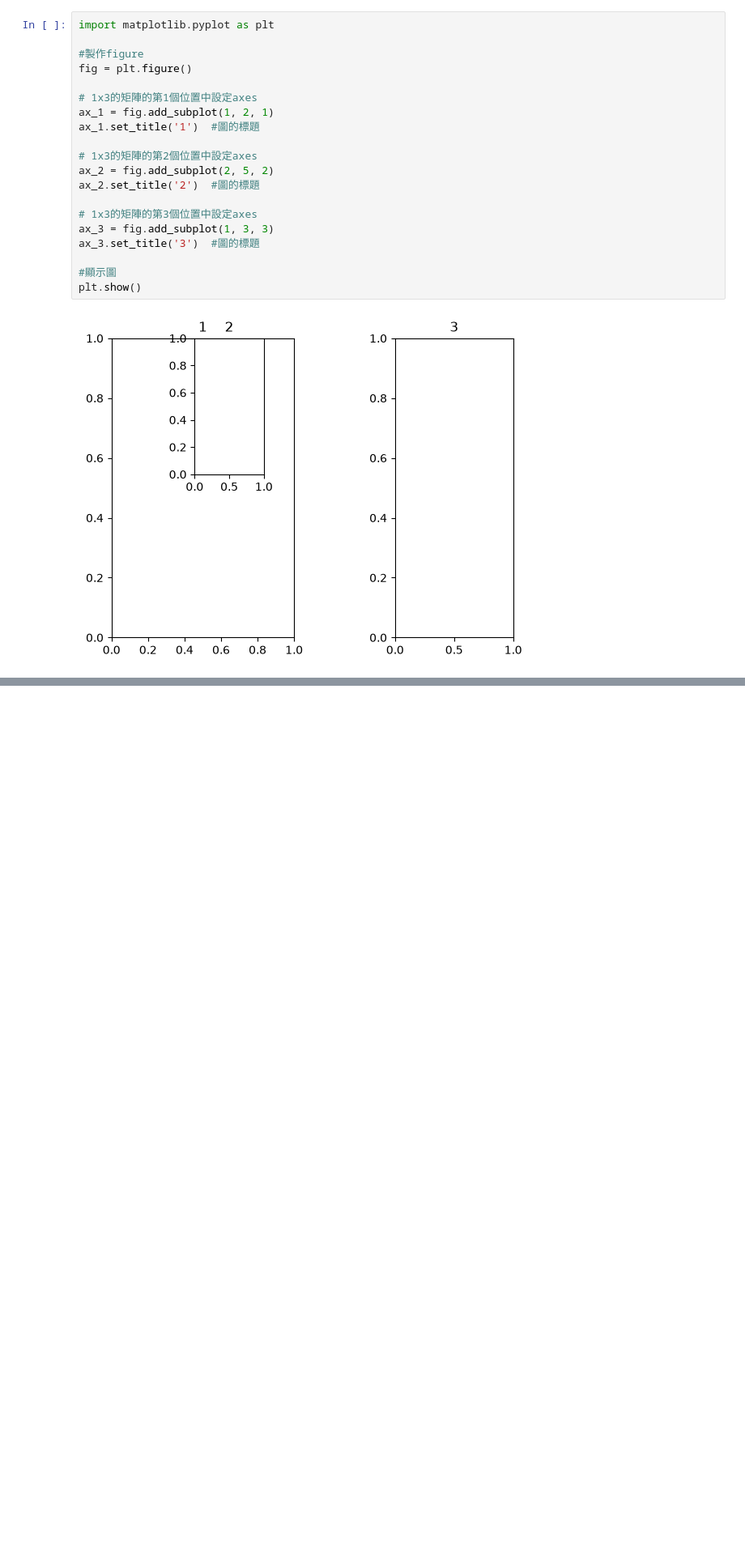
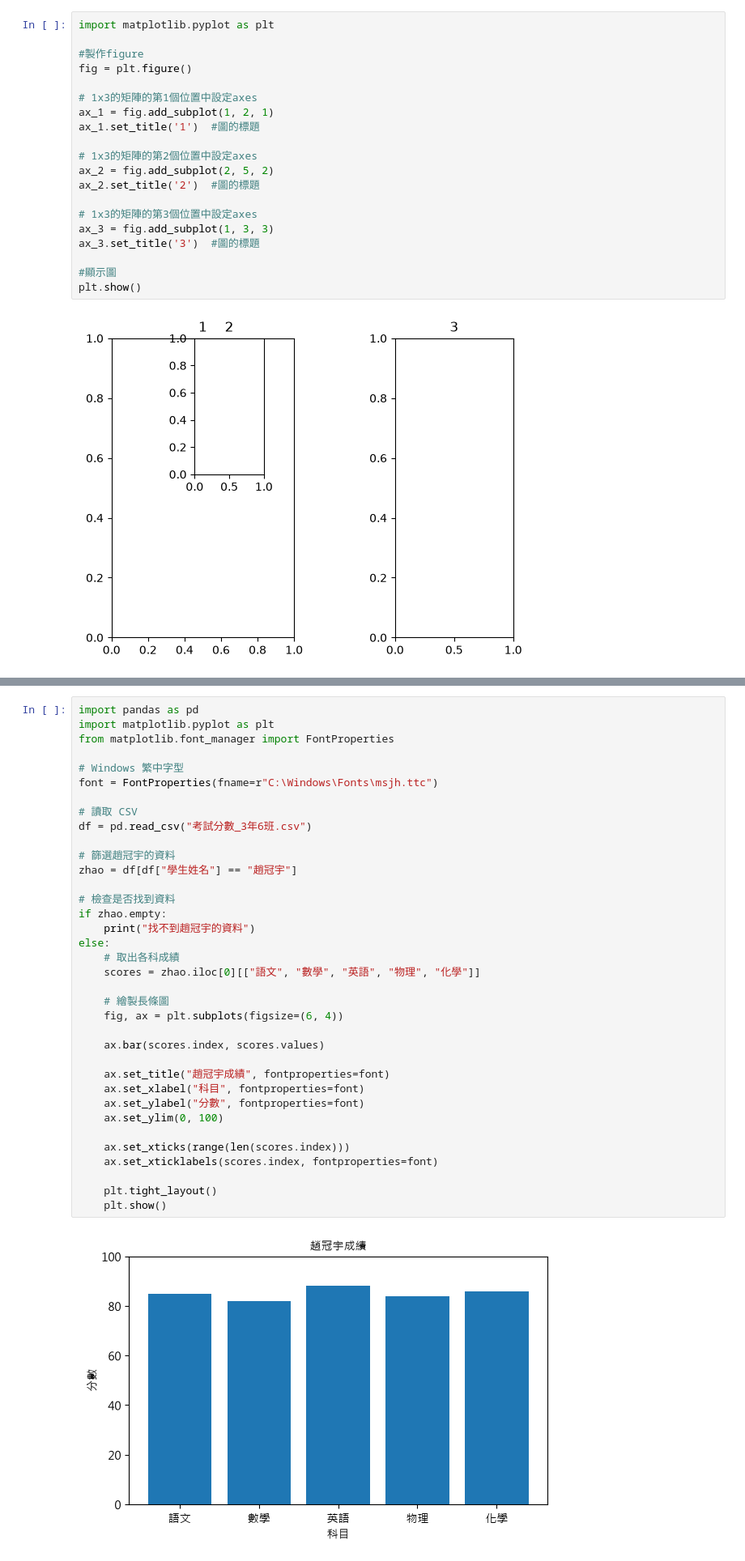
Before and after one commit to snaizhang-sys/_python, a Jupyter notebook: 0613/lesson3.ipynb, the cells around one changed output, grey strips where cells are left out. Shown at 81% size. Saved outputs shown, nothing was run; the diff lists cells and outputs as text; blank space fills up the shorter version.

```diff
--- a/0613/lesson3.ipynb
+++ b/0613/lesson3.ipynb
@@ -84,0 +140,38 @@ plt.show()
+# %%
+import pandas as pd
+import matplotlib.pyplot as plt
+from matplotlib.font_manager import FontProperties
+
+# Windows 繁中字型
+font = FontProperties(fname=r"C:\Windows\Fonts\msjh.ttc")
+
+# 讀取 CSV
+df = pd.read_csv("考試分數_3年6班.csv")
+
+# 篩選趙冠宇的資料
+zhao = df[df["學生姓名"] == "趙冠宇"]
+
+# 檢查是否找到資料
+if zhao.empty:
+    print("找不到趙冠宇的資料")
+else:
+    # 取出各科成績
+    scores = zhao.iloc[0][["語文", "數學", "英語", "物理", "化學"]]
+
+    # 繪製長條圖
+    fig, ax = plt.subplots(figsize=(6, 4))
+
+    ax.bar(scores.index, scores.values)
+
+    ax.set_title("趙冠宇成績", fontproperties=font)
+    ax.set_xlabel("科目", fontproperties=font)
+    ax.set_ylabel("分數", fontproperties=font)
+    ax.set_ylim(0, 100)
+
+    ax.set_xticks(range(len(scores.index)))
+    ax.set_xticklabels(scores.index, fontproperties=font)
+
+    plt.tight_layout()
+    plt.show()
+# %% [output]
+[figure, added]
```
Also changed, not shown: parts of 4 cells of this notebook, 3 other files.
